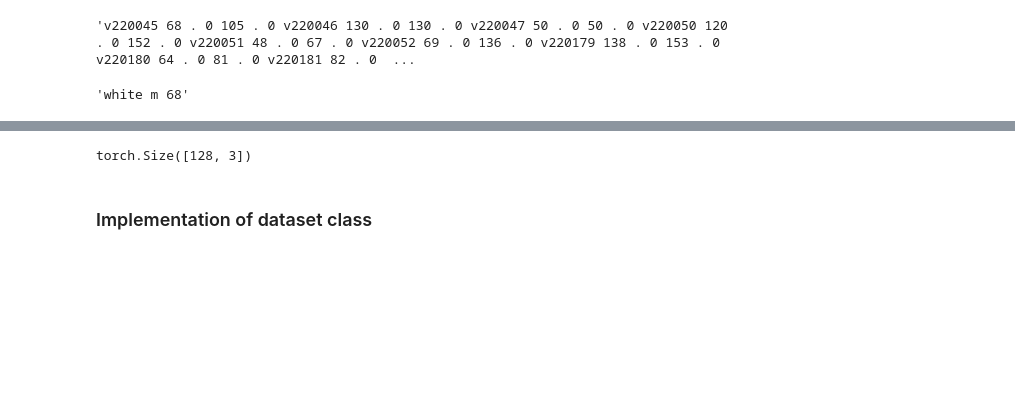
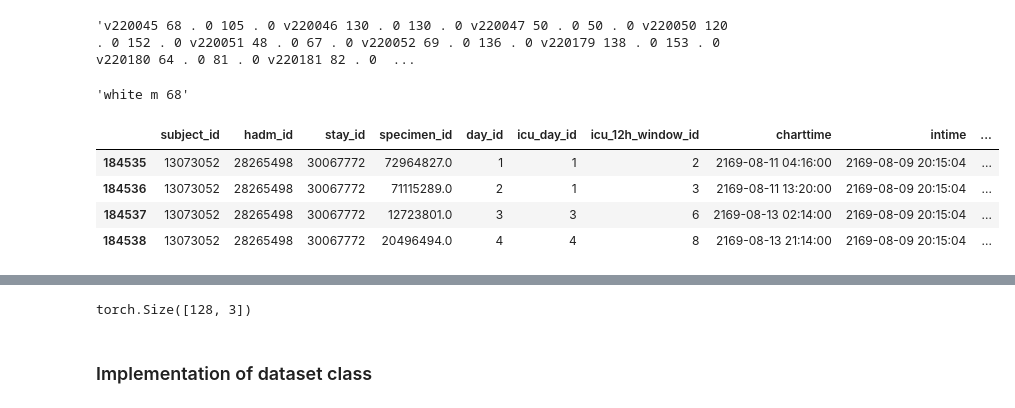
Before and after one commit to maslenkovas/aki_prediction, a Jupyter notebook: other/icu_lstm_model.ipynb, the cells around one changed output, grey strips where cells are left out. Cells and saved outputs as stored; diff of their text form; code cells hidden in the pictures; blank space fills up the shorter version.

```diff
--- a/other/icu_lstm_model.ipynb
+++ b/other/icu_lstm_model.ipynb
@@ -94,0 +119,3 @@ with open(DF_PATH + 'pid_val_dataset_icu.pkl', 'rb') as f:
+# %%
+with open(PKL_PATH + 'aki_stage_labels.pkl', 'rb') as f:
+    aki_stage_labels = pickle.load(f)
@@ -713,4 +838,12 @@ tokenizer.decode(tensor_day_info[i][0])
 tokenizer.decode(tensor_demo_diags[i])
 # %% [output]
 'white m 68'
+# %%
+aki_stage_labels[aki_stage_labels.stay_id==30067772]
+# %% [output]
+|  | subject_id | hadm_id | stay_id | specimen_id | day_id | icu_day_id | icu_12h_window_id | charttime | intime | ... |
+| 184535 | 13073052 | 28265498 | 30067772 | 72964827.0 | 1 | 1 | 2 | 2169-08-11 04:16:00 | 2169-08-09 20:15:04 | ... |
+| 184536 | 13073052 | 28265498 | 30067772 | 71115289.0 | 2 | 1 | 3 | 2169-08-11 13:20:00 | 2169-08-09 20:15:04 | ... |
+| 184537 | 13073052 | 28265498 | 30067772 | 12723801.0 | 3 | 3 | 6 | 2169-08-13 02:14:00 | 2169-08-09 20:15:04 | ... |
+| 184538 | 13073052 | 28265498 | 30067772 | 20496494.0 | 4 | 4 | 8 | 2169-08-13 21:14:00 | 2169-08-09 20:15:04 | ... |
 # %%
```
Also changed, not shown: parts of 41 cells of this notebook, 6 other files.
